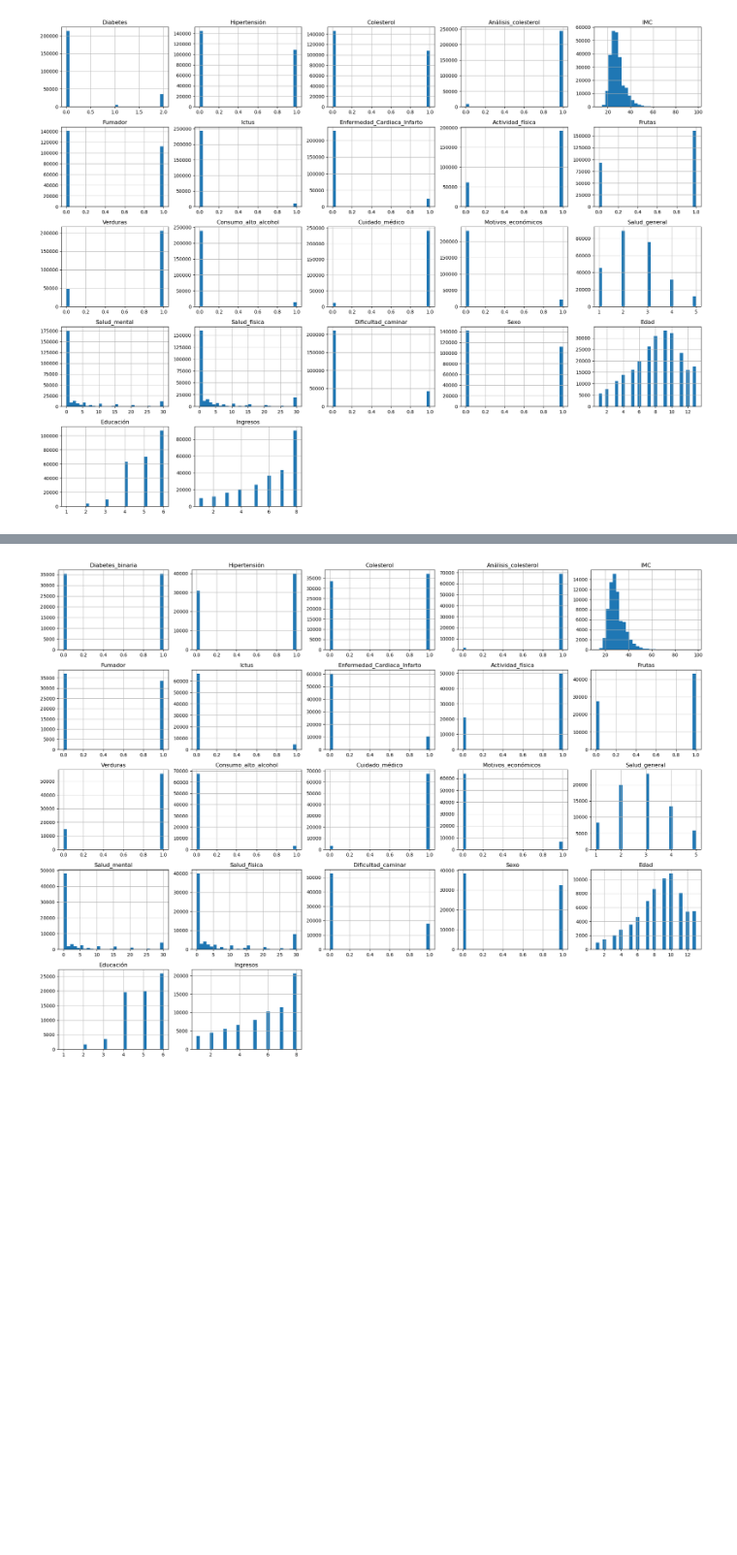
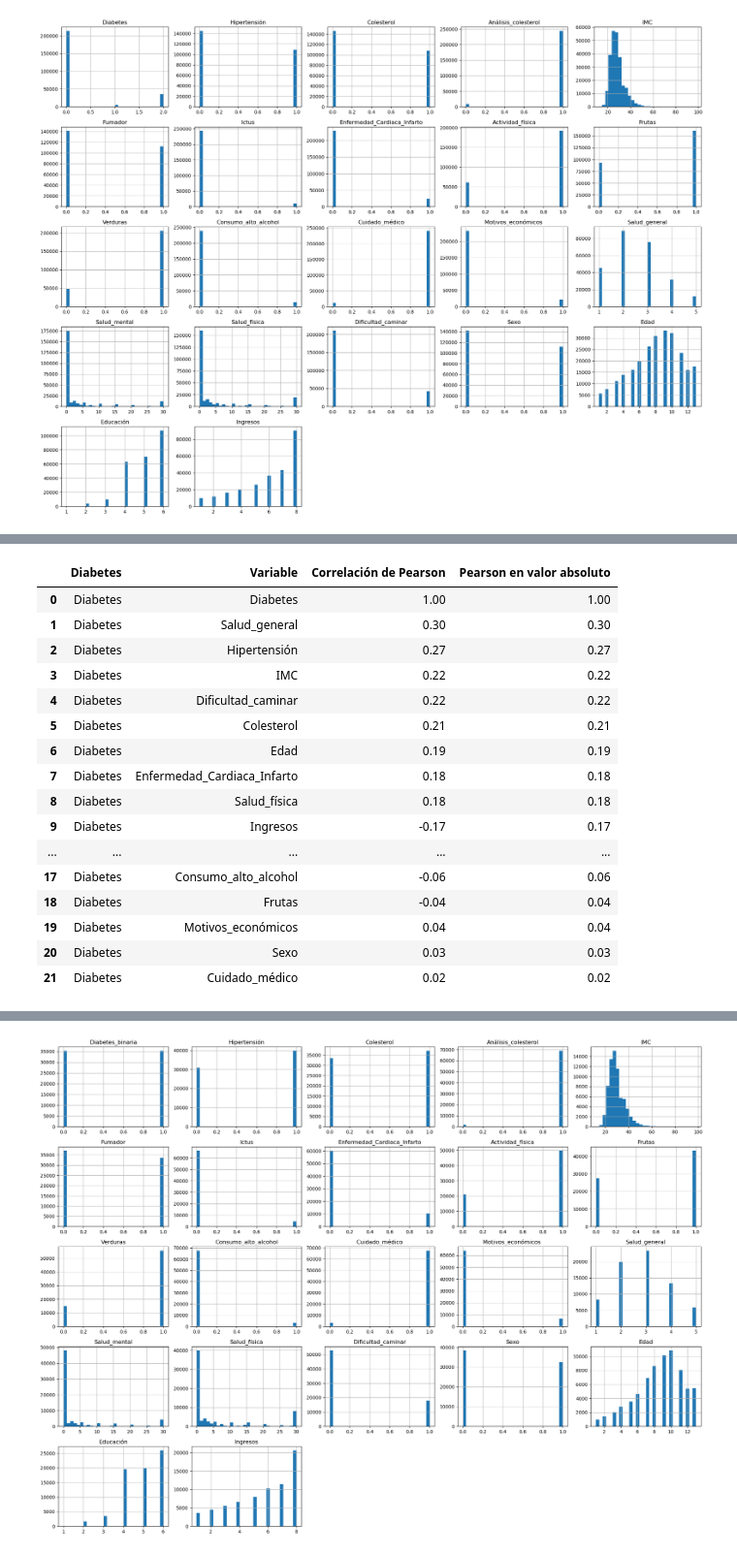
Before and after one commit to alexia-gm/Diabetes, a Jupyter notebook: prediccion_diabetes_doc.ipynb, the cells around one changed output, grey strips where cells are left out. Shown at 97% size. Saved outputs shown, nothing was run; the diff lists cells and outputs as text; code cells hidden in the pictures; blank space fills up the shorter version.

```diff
--- a/prediccion_diabetes_doc.ipynb
+++ b/prediccion_diabetes_doc.ipynb
@@ -108,3 +111,17 @@ def mostrar_columna_diabetes(df, columna_diabetes):
+# %%
+def buscar_valor_ab(df):
+    #global pares_correlacionados
+    pares_correlacionados = df.unstack().reset_index()
+    pares_correlacionados.columns = ['Diabetes', 'Variable', 'Correlación de Pearson']
+
+    pares_correlacionados = pares_correlacionados[pares_correlacionados['Diabetes'] == 'Diabetes']
+
+    pares_correlacionados['Pearson en valor absoluto'] = pares_correlacionados['Correlación de Pearson'].abs()
+    pares_correlacionados = pares_correlacionados.sort_values(by = 'Pearson en valor absoluto', ascending = False).reset_index(drop = True)
+
+    pares_correlacionados = pares_correlacionados.round(2)
+
+    return pares_correlacionados
 # %% [markdown]
 ## 2 EDA
 # %% [markdown]
@@ -525,0 +554,21 @@ plt.show()
+# %%
+correlacion_1 = buscar_valor_ab(matriz_correlacion_1)
+correlacion_1
+# %% [output]
+|  | Diabetes | Variable | Correlación de Pearson | Pearson en valor absoluto |
+| 0 | Diabetes | Diabetes | 1.00 | 1.00 |
+| 1 | Diabetes | Salud_general | 0.30 | 0.30 |
+| 2 | Diabetes | Hipertensión | 0.27 | 0.27 |
+| 3 | Diabetes | IMC | 0.22 | 0.22 |
+| 4 | Diabetes | Dificultad_caminar | 0.22 | 0.22 |
+| 5 | Diabetes | Colesterol | 0.21 | 0.21 |
+| 6 | Diabetes | Edad | 0.19 | 0.19 |
+| 7 | Diabetes | Enfermedad_Cardiaca_Infarto | 0.18 | 0.18 |
+| 8 | Diabetes | Salud_física | 0.18 | 0.18 |
+| 9 | Diabetes | Ingresos | -0.17 | 0.17 |
+| ... | ... | ... | ... | ... |
+| 17 | Diabetes | Consumo_alto_alcohol | -0.06 | 0.06 |
+| 18 | Diabetes | Frutas | -0.04 | 0.04 |
+| 19 | Diabetes | Motivos_económicos | 0.04 | 0.04 |
+| 20 | Diabetes | Sexo | 0.03 | 0.03 |
+| 21 | Diabetes | Cuidado_médico | 0.02 | 0.02 |
```
Also changed, not shown: parts of 20 cells of this notebook.
